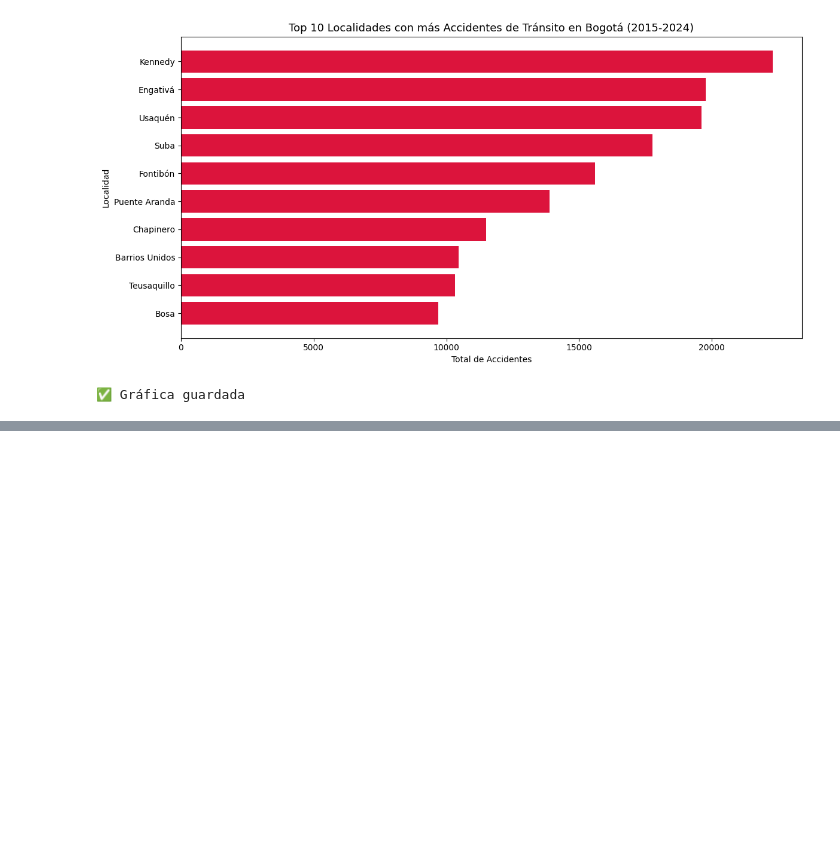
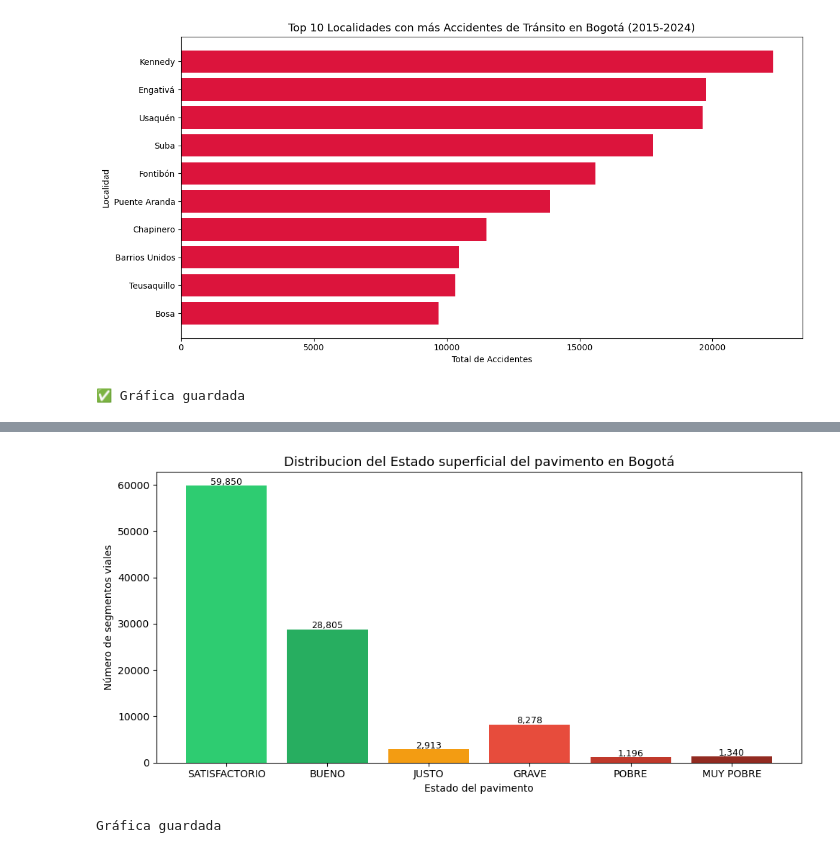
Before and after one commit to jforero-ds/Portafolio-data-science, a Jupyter notebook: proyecto-1-infraestructura-bogota/02_Scripts/analisis.ipynb, the cells around one changed output, grey strips where cells are left out. Cells and saved outputs as stored; diff of their text form; code cells hidden in the pictures; blank space fills up the shorter version.

Commit message:
Proyecto 1 - análisis infraestrcutural vial y accidentalidad  Bogotá

```diff
--- a/proyecto-1-infraestructura-bogota/02_Scripts/analisis.ipynb
+++ b/proyecto-1-infraestructura-bogota/02_Scripts/analisis.ipynb
@@ -132,0 +160,24 @@ print("✅ Gráfica guardada")
+# %%
+#Celda 10 - Gráfica distribución estado pavimento
+orden = ['SATISFACTORIO', 'BUENO', 'JUSTO', 'GRAVE', 'POBRE', 'MUY POBRE']
+colores = ['#2ecc71', '#27ae60', '#f39c12', '#e74c3c', '#c0392b', '#922b21']
+
+valores = [df_pavimento_limpio['ESTADO_SUPERFICIAL'].value_counts()[e] for e in orden]
+
+plt.figure(figsize=(10, 5))
+bars = plt.bar(orden, valores, color=colores)
+plt.title('Distribucion del Estado superficial del pavimento en Bogotá', fontsize=13)
+plt.xlabel('Estado del pavimento')
+plt.ylabel('Número de segmentos viales')
+
+for bar, val in zip(bars, valores):
+    plt.text(bar.get_x() + bar.get_width()/2, bar.get_height() + 200,
+             f'{val:,}', ha='center', fontsize=9)
+
+plt.tight_layout()
+plt.savefig(r'C:\Users\jason\OneDrive\Documentos\GitHub\Portafolio-data-science\proyecto-1-infraestructura-bogota\grafica_estado_pavimento.png', dpi=150)
+plt.show()
+print("Gráfica guardada")
+# %% [output]
+[figure, added]
+Gráfica guardada
```
Also changed, not shown: parts of 4 cells of this notebook, 3 other files.
